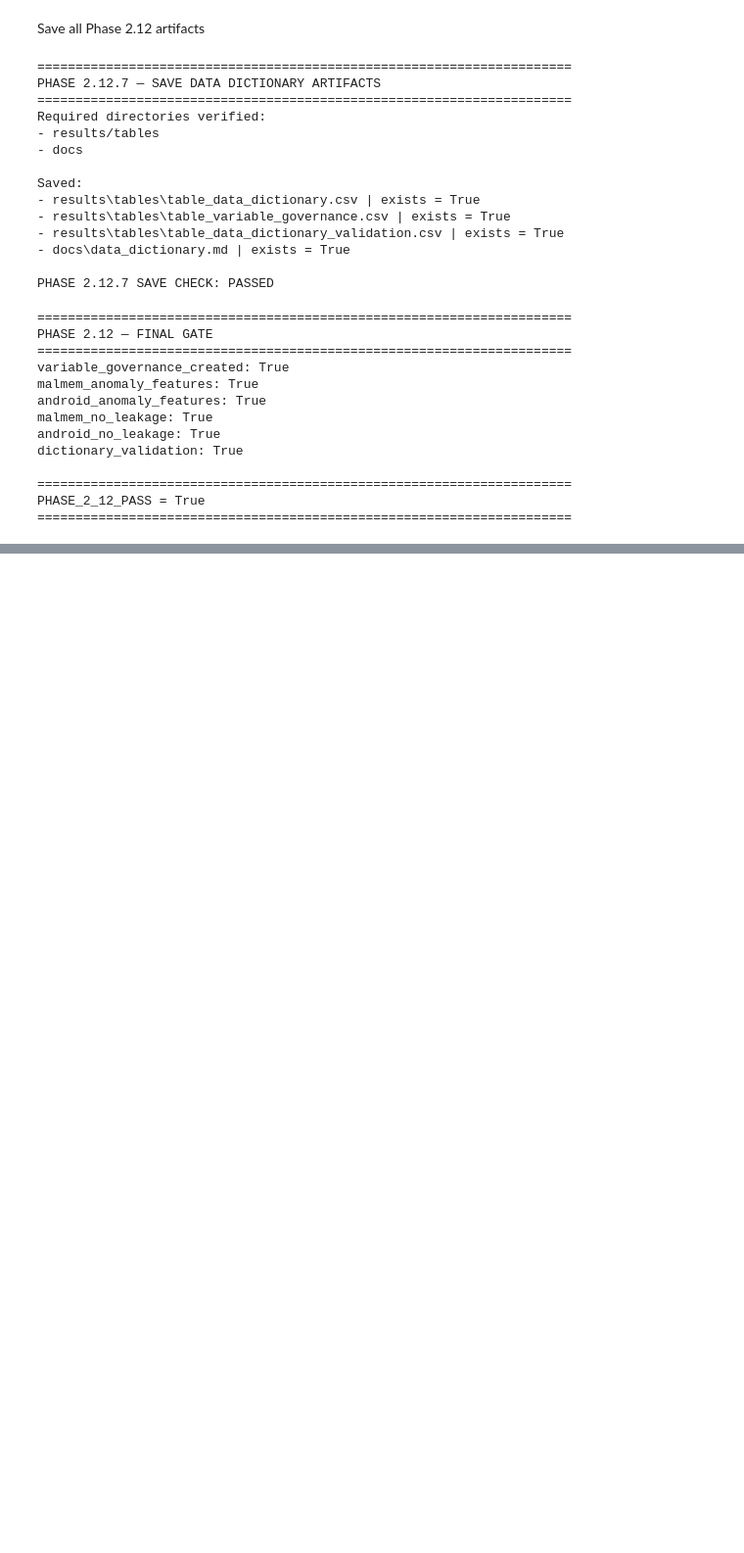
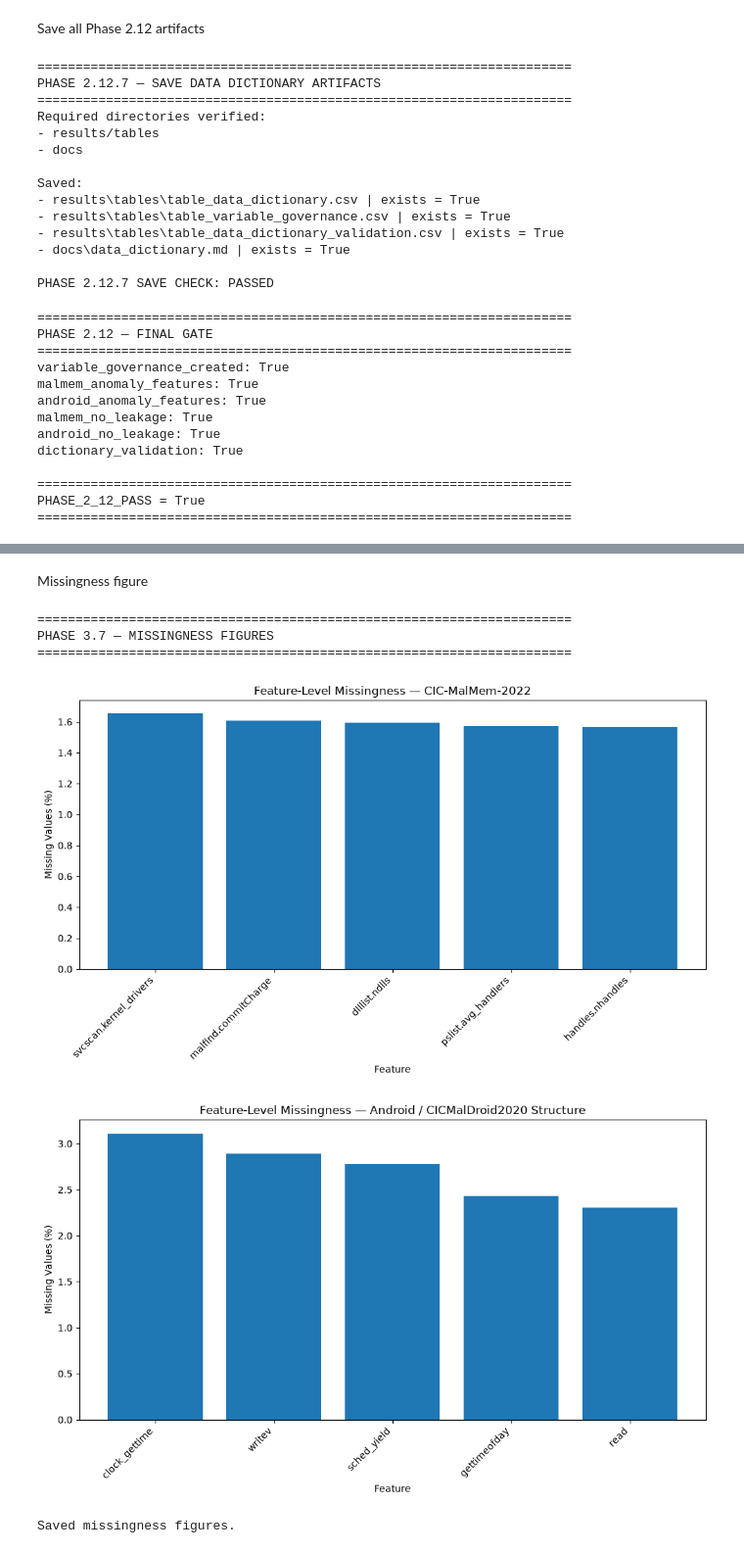
Before and after one commit to alokmuskan/PoisonShield, a Jupyter notebook: notebooks/01_dataset_audit.ipynb, the cells around one changed output, grey strips where cells are left out. Shown at 98% size. Drawn from its saved outputs; the diff is of its cells as text; code cells hidden in the pictures; blank space fills up the shorter version.

```diff
--- a/notebooks/01_dataset_audit.ipynb
+++ b/notebooks/01_dataset_audit.ipynb
@@ -5517,0 +6009,53 @@ PHASE_2_12_PASS = True
+# %% [markdown]
+Missingness figure
+# %%
+print("=" * 70)
+print("PHASE 3.7 — MISSINGNESS FIGURES")
+print("=" * 70)
+
+def plot_missingness(missing_table, dataset_title, filename):
+
+    plt.figure(figsize=(10, 6))
+
+    plt.bar(
+        missing_table["feature"],
+        missing_table["missing_percentage"]
+    )
+
+    plt.xlabel("Feature")
+    plt.ylabel("Missing Values (%)")
+    plt.title(f"Feature-Level Missingness — {dataset_title}")
+
+    plt.xticks(rotation=45, ha="right")
+    plt.tight_layout()
+
+    plt.savefig(
+        f"results/figures/{filename}",
+        dpi=300,
+        bbox_inches="tight"
+    )
+
+    plt.show()
+    plt.close()
+
+
+plot_missingness(
+    malmem_missing_eda,
+    "CIC-MalMem-2022",
+    "fig_missingness_malmem.png"
+)
+
+plot_missingness(
+    android_missing_eda,
+    "Android / CICMalDroid2020 Structure",
+    "fig_missingness_android.png"
+)
+
+print("Saved missingness figures.")
+# %% [output]
+======================================================================
+PHASE 3.7 — MISSINGNESS FIGURES
+======================================================================
+[figure, added]
+[figure, added]
+Saved missingness figures.
```
Also changed, not shown: parts of 31 cells of this notebook, 48 other files.
